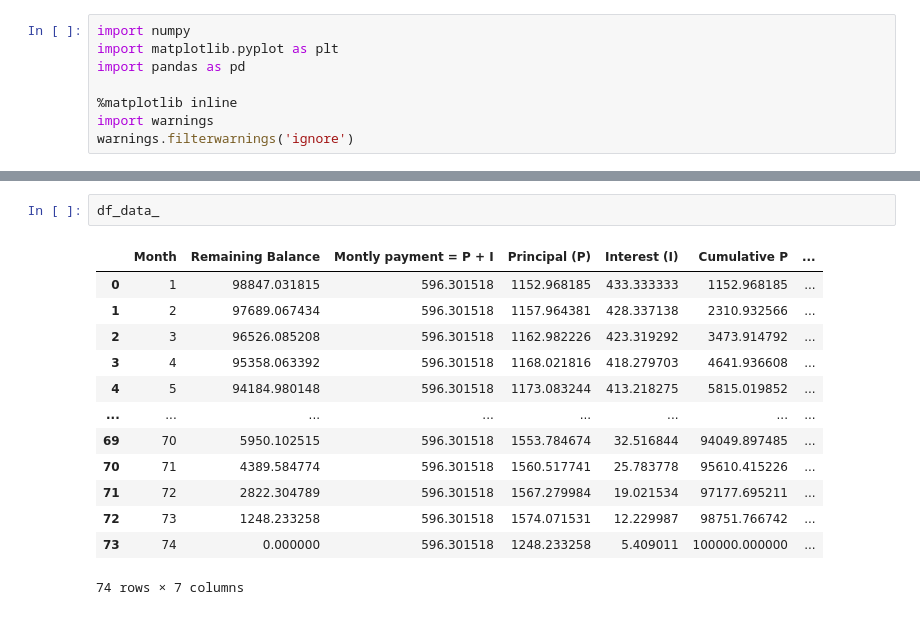
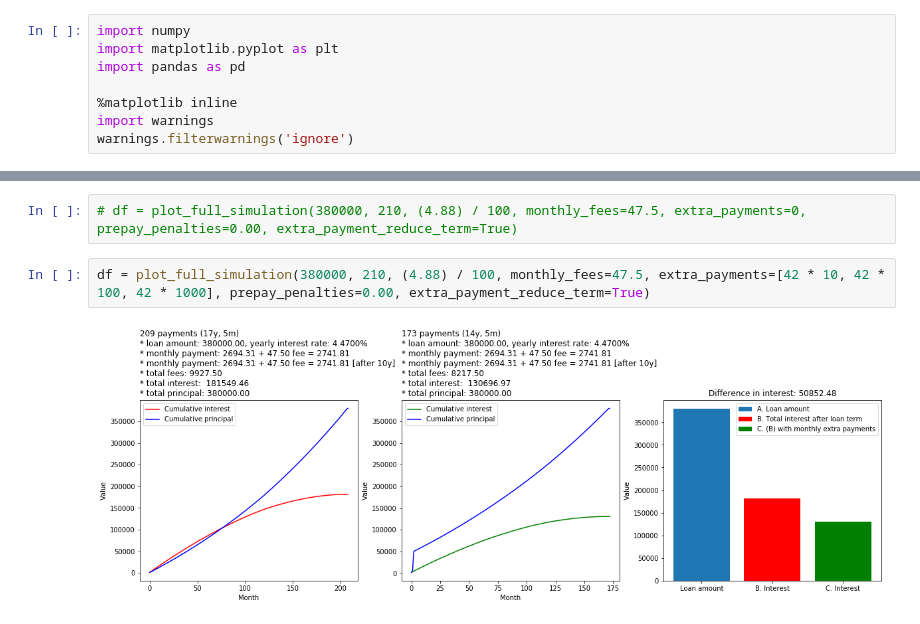
Before and after one commit to attilamester/mortgage-simulator, a Jupyter notebook: mortgage.ipynb, the cells around one changed output, grey strips where cells are left out. Saved outputs shown, nothing was run; the diff lists cells and outputs as text.

Commit message:
Add monthly prepayment list.

```diff
--- a/mortgage.ipynb
+++ b/mortgage.ipynb
@@ -135,16 +148,6 @@ df_data
-# %%
-df_data_
-# %% [output]
-|  | Month | Remaining Balance | Montly payment = P + I | Principal (P) | Interest (I) | Cumulative P | ... |
-| 0 | 1 | 98847.031815 | 596.301518 | 1152.968185 | 433.333333 | 1152.968185 | ... |
-| 1 | 2 | 97689.067434 | 596.301518 | 1157.964381 | 428.337138 | 2310.932566 | ... |
-| 2 | 3 | 96526.085208 | 596.301518 | 1162.982226 | 423.319292 | 3473.914792 | ... |
-| 3 | 4 | 95358.063392 | 596.301518 | 1168.021816 | 418.279703 | 4641.936608 | ... |
-| 4 | 5 | 94184.980148 | 596.301518 | 1173.083244 | 413.218275 | 5815.019852 | ... |
-| ... | ... | ... | ... | ... | ... | ... | ... |
-| 69 | 70 | 5950.102515 | 596.301518 | 1553.784674 | 32.516844 | 94049.897485 | ... |
-| 70 | 71 | 4389.584774 | 596.301518 | 1560.517741 | 25.783778 | 95610.415226 | ... |
-| 71 | 72 | 2822.304789 | 596.301518 | 1567.279984 | 19.021534 | 97177.695211 | ... |
-| 72 | 73 | 1248.233258 | 596.301518 | 1574.071531 | 12.229987 | 98751.766742 | ... |
-| 73 | 74 | 0.000000 | 596.301518 | 1248.233258 | 5.409011 | 100000.000000 | ... |
-74 rows × 7 columns
+# %%
+# df = plot_full_simulation(380000, 210, (4.88) / 100, monthly_fees=47.5, extra_payments=0, prepay_penalties=0.00, extra_payment_reduce_term=True)
+# %%
+df = plot_full_simulation(380000, 210, (4.88) / 100, monthly_fees=47.5, extra_payments=[42 * 10, 42 * 100, 42 * 1000], prepay_penalties=0.00, extra_payment_reduce_term=True)
+# %% [output]
+[figure, added]
```
Also changed, not shown: parts of 4 cells of this notebook, 1 other file.
